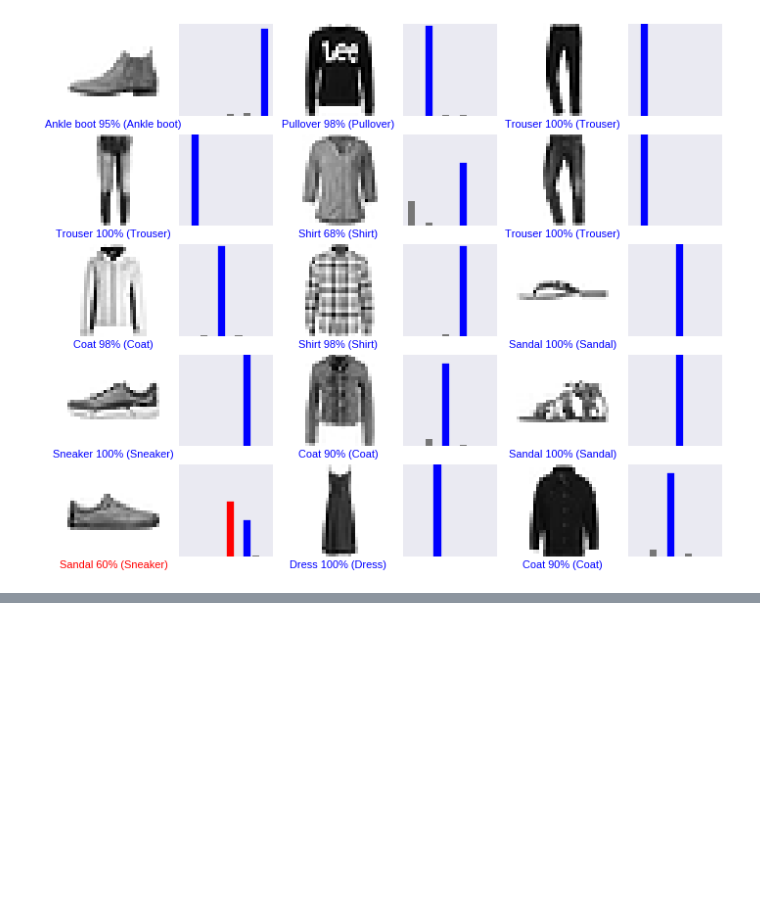
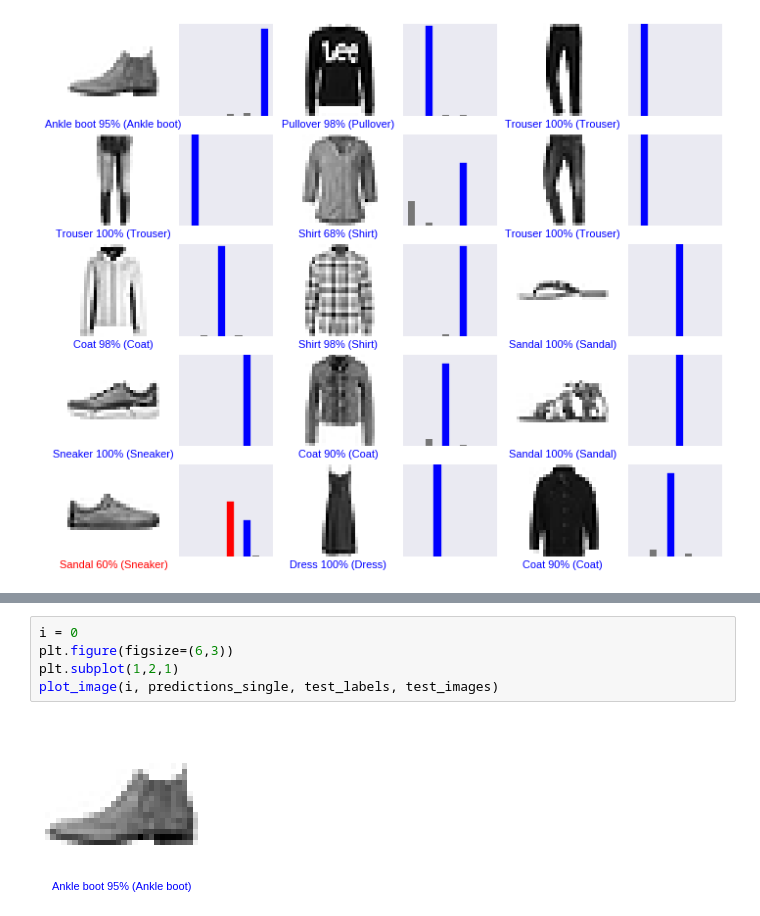
Before and after one commit to viraatdas/Neural-Network-Purdue-Workshop, a Jupyter notebook: Basic_Image_Classification_Using_a_Neural_Network.ipynb, the cells around one changed output, grey strips where cells are left out. Saved outputs shown, nothing was run; the diff lists cells and outputs as text; blank space fills up the shorter version.

```diff
--- a/Basic_Image_Classification_Using_a_Neural_Network.ipynb
+++ b/Basic_Image_Classification_Using_a_Neural_Network.ipynb
@@ -224,0 +253,7 @@ Time to make predictions for the image
+# %%
+i = 0
+plt.figure(figsize=(6,3))
+plt.subplot(1,2,1)
+plot_image(i, predictions_single, test_labels, test_images)
+# %% [output]
+[figure, added]
```
Also changed, not shown: parts of 7 cells of this notebook.
